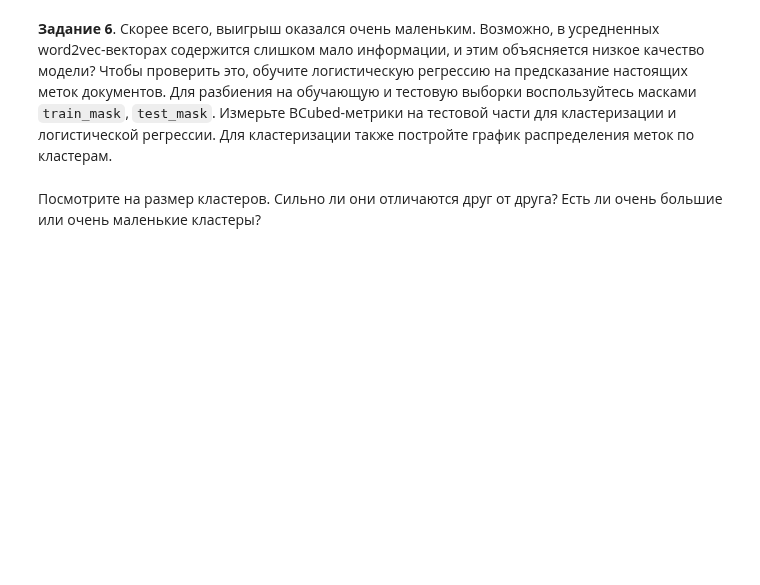
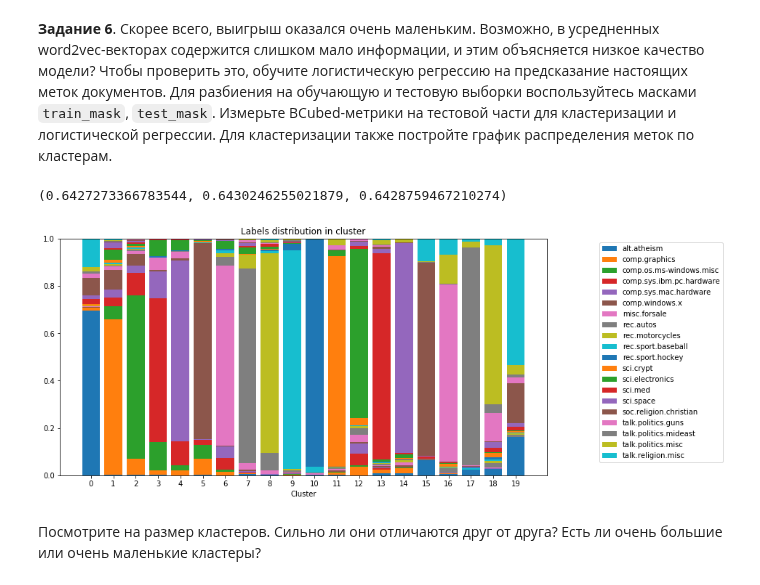
Before and after one commit to Mikhail-off/ML2018, a Jupyter notebook: HW10/homework-practice-10.ipynb, the cells around one changed output. Saved outputs shown, nothing was run; the diff lists cells and outputs as text; code cells hidden in the pictures; blank space fills up the shorter version.

```diff
--- a/HW10/homework-practice-10.ipynb
+++ b/HW10/homework-practice-10.ipynb
@@ -450,3 +422,36 @@ print("Test W2V model done")
+# %%
+from sklearn.linear_model import LogisticRegression
+x_train = np.array(data)[train_mask]
+y_train = y[train_mask]
+
+def preprocess_data(data):
+    tokenized_data = ['']*len(data)
+    for i in range(len(data)):
+        tokenized_data[i] = preprocess_string(re.sub(EMAIL_REGEXP, '', data[i].lower()), filters=FILTERS)
+    return tokenized_data
+
+
+preproc_x_train = preprocess_data(x_train)
+w2v = Word2Vec(tokenized_data)
+w2v.train(tokenized_data, total_examples=w2v.corpus_count, epochs=30)
+w2v_x_train = average_embedding(preproc_x_train, w2v)
+
+
+clf = LogisticRegression(random_state=0, solver='lbfgs', multi_class='multinomial').fit(w2v_x_train, y_train)
+
+x_test = np.array(data)[test_mask]
+y_test = y[test_mask]
+
+
+preproc_x_test = preprocess_data(x_test)
+w2v_vectors_test = average_embedding(preproc_x_test, w2v)
+# %%
+y_pred = clf.predict(w2v_vectors_test)
+print(bcubed_metrics(y_test, y_pred))
+plot_labels_distribution(y_test, y_pred, labels_names)
+# %% [output]
+(0.6427273366783544, 0.6430246255021879, 0.6428759467210274)
+[figure, added]
 # %% [markdown]
 Посмотрите на размер кластеров. Сильно ли они отличаются друг от друга? Есть ли очень большие или очень маленькие кластеры?
 # %%
```
Also changed, not shown: parts of 2 cells of this notebook.
